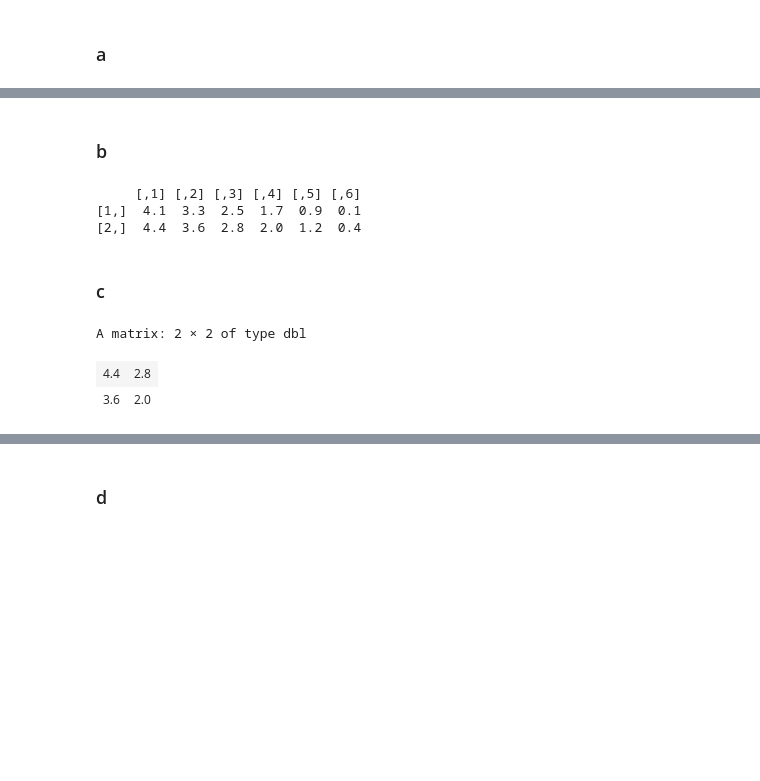
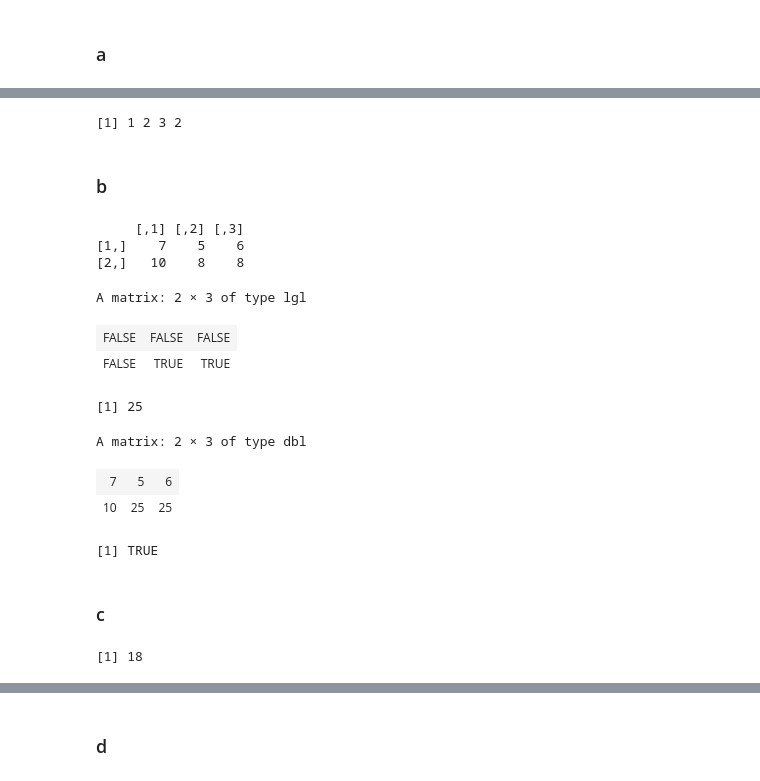
Before and after one commit to j-buss/The_Book_of_R, a Jupyter notebook: Chapter_04/Chapter 4.ipynb, the cells around one changed output, grey strips where cells are left out. Saved outputs shown, nothing was run; the diff lists cells and outputs as text; code cells hidden in the pictures; blank space fills up the shorter version.

Commit message:
completed the Example 4 examples

```diff
--- a/Chapter_04/Chapter 4.ipynb
+++ b/Chapter_04/Chapter 4.ipynb
@@ -166,0 +197,6 @@ a_array
+# %%
+foo <- c(7,5,6,1,2,10,8,3,8,2)
+# %%
+#i
+bar <- (foo[foo >= 5])
+print(bar)
@@ -167,9 +210,24 @@ a_array
+# %%
+foo[-which(x=foo>=5)]
+# %% [output]
+[1] 1 2 3 2
 # %% [markdown]
 ### b
-# %%
-b_array <- a_array[c(4,1),2,]
-print(b_array)
-# %% [output]
-     [,1] [,2] [,3] [,4] [,5] [,6]
-[1,]  4.1  3.3  2.5  1.7  0.9  0.1
-[2,]  4.4  3.6  2.8  2.0  1.2  0.4
+# %%
+baz <- matrix(bar, nrow=2, ncol=3, byrow = TRUE)
+# %%
+print(baz)
+# %% [output]
+     [,1] [,2] [,3]
+[1,]    7    5    6
+[2,]   10    8    8
+# %%
+baz==8
+# %% [output]
+A matrix: 2 × 3 of type lgl
+| FALSE | FALSE | FALSE |
+| FALSE | TRUE | TRUE |
+# %%
+baz[1,2]^2
+# %% [output]
+[1] 25
@@ -176,2 +237,13 @@ print(b_array)
+# %%
+baz
+# %% [output]
+A matrix: 2 × 3 of type dbl
+| 7 | 5 | 6 |
+| 10 | 25 | 25 |
+# %%
+#ii
+all(baz <= 25 & baz > 4)
+# %% [output]
+[1] TRUE
 # %% [markdown]
 ### c
@@ -178 +252,5 @@ print(b_array)
+# %%
+length(qux_vect)
+# %% [output]
+[1] 18
 # %%
@@ -180,7 +257,0 @@ c_array <- array(data=b_array[2,],dim=c(2,2,2,3))
-# %%
-# Example - First Layer of first block
-c_array[,,1,1]
-# %% [output]
-A matrix: 2 × 2 of type dbl
-| 4.4 | 2.8 |
-| 3.6 | 2.0 |
```
Also changed, not shown: parts of 117 cells of this notebook.
